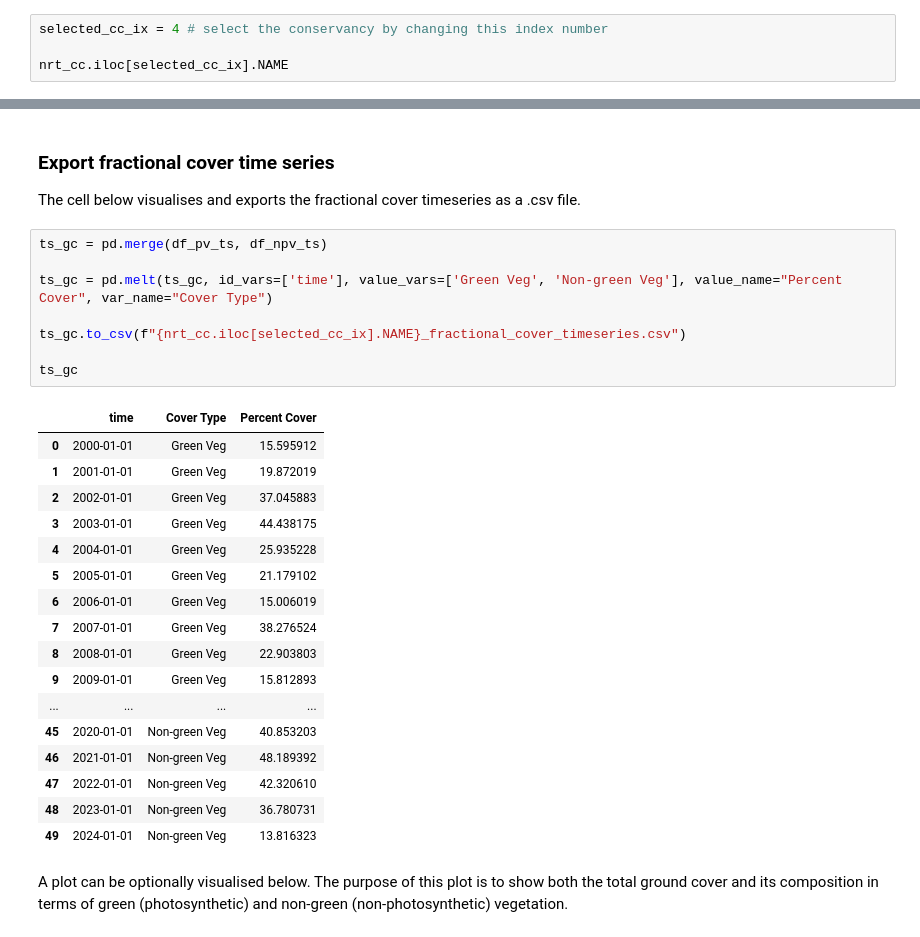
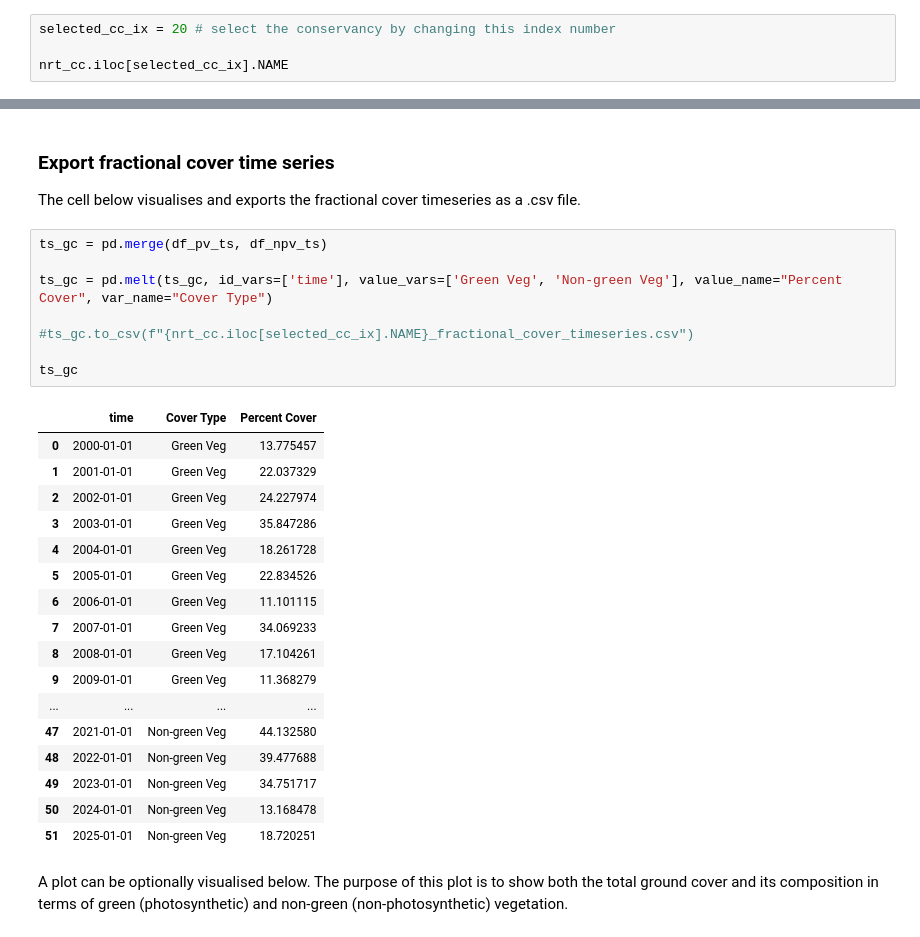
Before and after one commit to digitalearthafrica/deafrica-direct-access, a Jupyter notebook: Use_cases/NorthernRangelandsTrust/NorthernRangelandsTrust.ipynb, the cells around one changed output, grey strips where cells are left out. Drawn from its saved outputs; the diff is of its cells as text.

```diff
--- a/Use_cases/NorthernRangelandsTrust/NorthernRangelandsTrust.ipynb
+++ b/Use_cases/NorthernRangelandsTrust/NorthernRangelandsTrust.ipynb
@@ -107,7 +94,7 @@ nrt_cc
 
 Due to data volumes, this notebook deals with one selected conservancy only, which can be alternated. The cell below selects the conservancy we'll be dealing with and prints its name.
 # %%
-selected_cc_ix = 4 # select the conservancy by changing this index number
+selected_cc_ix = 20 # select the conservancy by changing this index number
 
 nrt_cc.iloc[selected_cc_ix].NAME
 # %% [output]
@@ -478,29 +463,29 @@ The cell below visualises and exports the fractional cover timeseries as a .csv
 # %%
 ts_gc = pd.merge(df_pv_ts, df_npv_ts)
 
 ts_gc = pd.melt(ts_gc, id_vars=['time'], value_vars=['Green Veg', 'Non-green Veg'], value_name="Percent Cover", var_name="Cover Type")
 
-ts_gc.to_csv(f"{nrt_cc.iloc[selected_cc_ix].NAME}_fractional_cover_timeseries.csv")
+#ts_gc.to_csv(f"{nrt_cc.iloc[selected_cc_ix].NAME}_fractional_cover_timeseries.csv")
 
 ts_gc
 # %% [output]
 |  | time | Cover Type | Percent Cover |
-| 0 | 2000-01-01 | Green Veg | 15.595912 |
-| 1 | 2001-01-01 | Green Veg | 19.872019 |
-| 2 | 2002-01-01 | Green Veg | 37.045883 |
-| 3 | 2003-01-01 | Green Veg | 44.438175 |
-| 4 | 2004-01-01 | Green Veg | 25.935228 |
-| 5 | 2005-01-01 | Green Veg | 21.179102 |
-| 6 | 2006-01-01 | Green Veg | 15.006019 |
-| 7 | 2007-01-01 | Green Veg | 38.276524 |
-| 8 | 2008-01-01 | Green Veg | 22.903803 |
-| 9 | 2009-01-01 | Green Veg | 15.812893 |
+| 0 | 2000-01-01 | Green Veg | 13.775457 |
+| 1 | 2001-01-01 | Green Veg | 22.037329 |
+| 2 | 2002-01-01 | Green Veg | 24.227974 |
+| 3 | 2003-01-01 | Green Veg | 35.847286 |
+| 4 | 2004-01-01 | Green Veg | 18.261728 |
+| 5 | 2005-01-01 | Green Veg | 22.834526 |
+| 6 | 2006-01-01 | Green Veg | 11.101115 |
+| 7 | 2007-01-01 | Green Veg | 34.069233 |
+| 8 | 2008-01-01 | Green Veg | 17.104261 |
+| 9 | 2009-01-01 | Green Veg | 11.368279 |
 | ... | ... | ... | ... |
-| 45 | 2020-01-01 | Non-green Veg | 40.853203 |
-| 46 | 2021-01-01 | Non-green Veg | 48.189392 |
-| 47 | 2022-01-01 | Non-green Veg | 42.320610 |
-| 48 | 2023-01-01 | Non-green Veg | 36.780731 |
-| 49 | 2024-01-01 | Non-green Veg | 13.816323 |
+| 47 | 2021-01-01 | Non-green Veg | 44.132580 |
+| 48 | 2022-01-01 | Non-green Veg | 39.477688 |
+| 49 | 2023-01-01 | Non-green Veg | 34.751717 |
+| 50 | 2024-01-01 | Non-green Veg | 13.168478 |
+| 51 | 2025-01-01 | Non-green Veg | 18.720251 |
 # %% [markdown]
 A plot can be optionally visualised below. The purpose of this plot is to show both the total ground cover and its composition in terms of green (photosynthetic) and non-green (non-photosynthetic) vegetation.
 # %%
```
Also changed, not shown: parts of 20 cells of this notebook.
